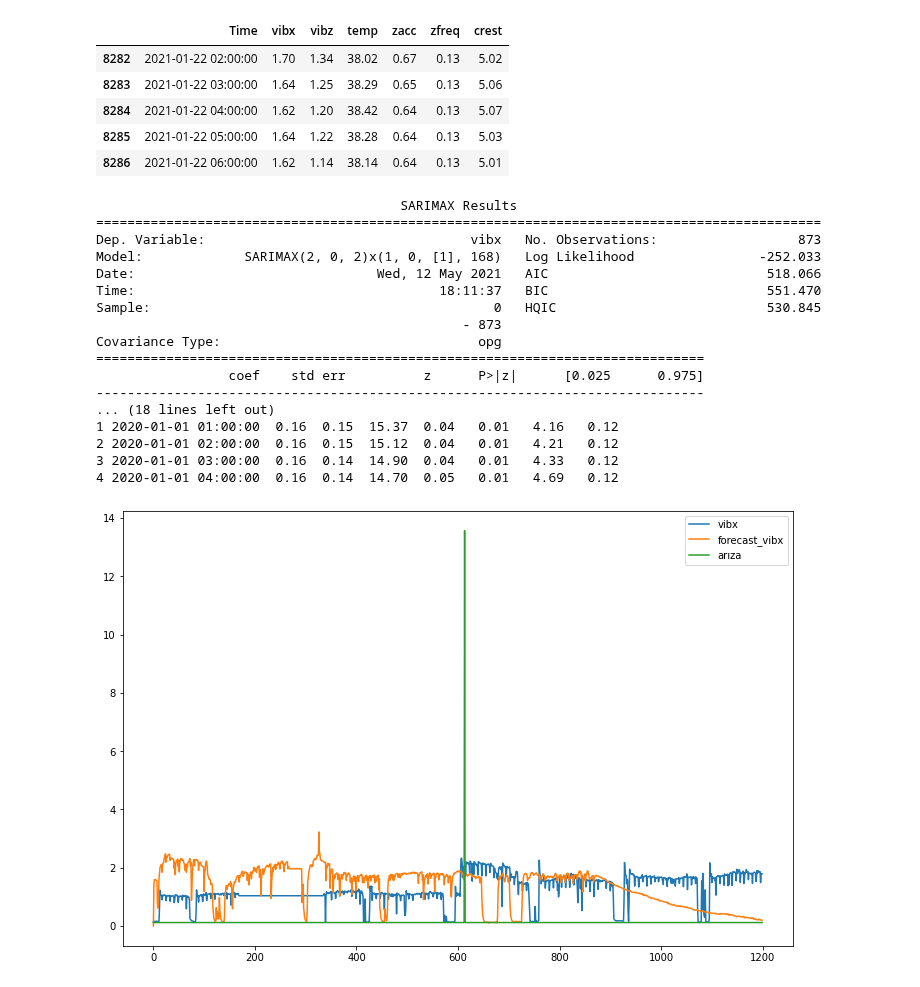
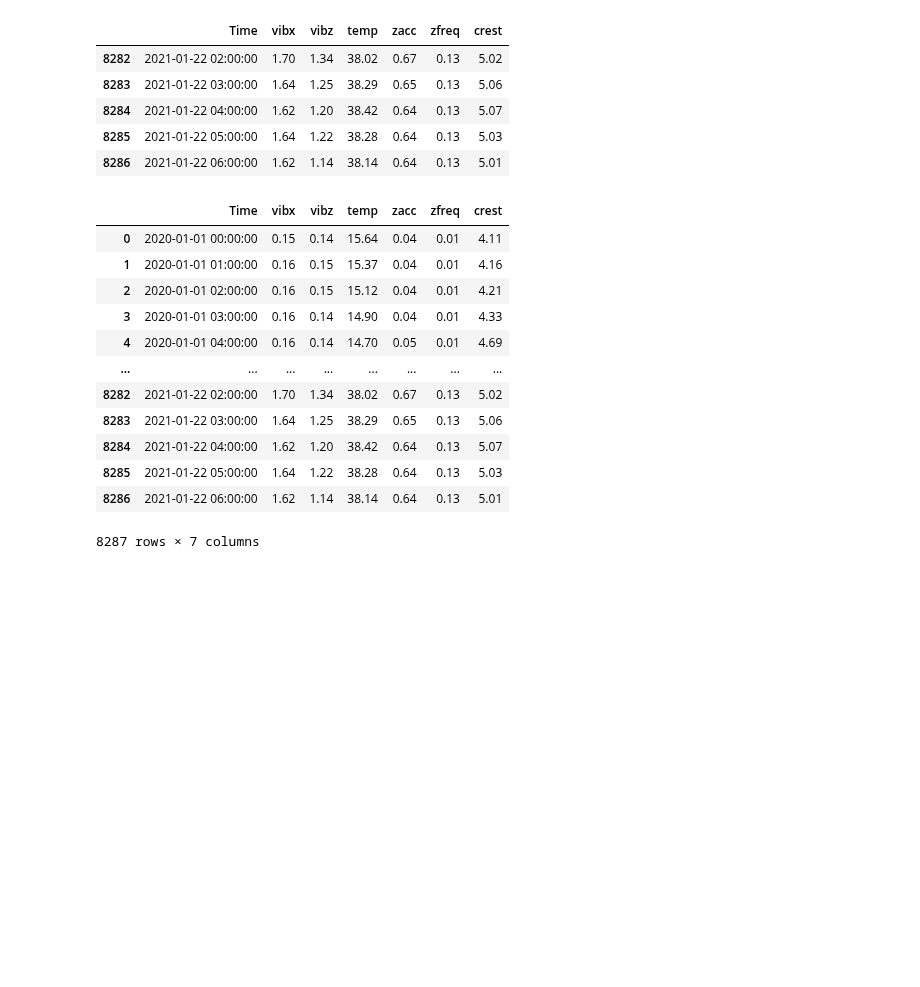
Before and after one commit to MustafaBozkurt84/predictive-maintanance-LSTM, a Jupyter notebook: Arima1.ipynb, the cells around one changed output. Drawn from its saved outputs; the diff is of its cells as text; code cells hidden in the pictures; blank space fills up the shorter version.

```diff
--- a/Arima1.ipynb
+++ b/Arima1.ipynb
@@ -309,22 +312,19 @@ df.tail()
+# %%
+df
+# %% [output]
+|  | Time | vibx | vibz | temp | zacc | zfreq | crest |
+| 0 | 2020-01-01 00:00:00 | 0.15 | 0.14 | 15.64 | 0.04 | 0.01 | 4.11 |
+| 1 | 2020-01-01 01:00:00 | 0.16 | 0.15 | 15.37 | 0.04 | 0.01 | 4.16 |
+| 2 | 2020-01-01 02:00:00 | 0.16 | 0.15 | 15.12 | 0.04 | 0.01 | 4.21 |
+| 3 | 2020-01-01 03:00:00 | 0.16 | 0.14 | 14.90 | 0.04 | 0.01 | 4.33 |
+| 4 | 2020-01-01 04:00:00 | 0.16 | 0.14 | 14.70 | 0.05 | 0.01 | 4.69 |
+| ... | ... | ... | ... | ... | ... | ... | ... |
+| 8282 | 2021-01-22 02:00:00 | 1.70 | 1.34 | 38.02 | 0.67 | 0.13 | 5.02 |
+| 8283 | 2021-01-22 03:00:00 | 1.64 | 1.25 | 38.29 | 0.65 | 0.13 | 5.06 |
+| 8284 | 2021-01-22 04:00:00 | 1.62 | 1.20 | 38.42 | 0.64 | 0.13 | 5.07 |
+| 8285 | 2021-01-22 05:00:00 | 1.64 | 1.22 | 38.28 | 0.64 | 0.13 | 5.03 |
+| 8286 | 2021-01-22 06:00:00 | 1.62 | 1.14 | 38.14 | 0.64 | 0.13 | 5.01 |
+8287 rows × 7 columns
 # %%
-df2=arima_model(df,"vibx","2020-12-01 00:00:00","2021-01-10 00:00:00",2,0,2,1,0,1,7*24) #(2,0,2)(1,0,1)
+df2=arima_model(df,"vibx",date_start,date_end ,2,0,2,2,0,2,7*24) #(2,0,2)(1,0,1)
-# %% [output]
-                                       SARIMAX Results
-=============================================================================================
-Dep. Variable:                                  vibx   No. Observations:                  873
-Model:             SARIMAX(2, 0, 2)x(1, 0, [1], 168)   Log Likelihood                -252.033
-Date:                               Wed, 12 May 2021   AIC                            518.066
-Time:                                       18:11:37   BIC                            551.470
-Sample:                                            0   HQIC                           530.845
-                                               - 873
-Covariance Type:                                 opg
-==============================================================================
-                 coef    std err          z      P>|z|      [0.025      0.975]
-------------------------------------------------------------------------------
-... (18 lines left out)
-1 2020-01-01 01:00:00  0.16  0.15  15.37  0.04   0.01   4.16   0.12
-2 2020-01-01 02:00:00  0.16  0.15  15.12  0.04   0.01   4.21   0.12
-3 2020-01-01 03:00:00  0.16  0.14  14.90  0.04   0.01   4.33   0.12
-4 2020-01-01 04:00:00  0.16  0.14  14.70  0.05   0.01   4.69   0.12
-[figure, removed]
 # %%
```
Also changed, not shown: parts of 23 cells of this notebook.
